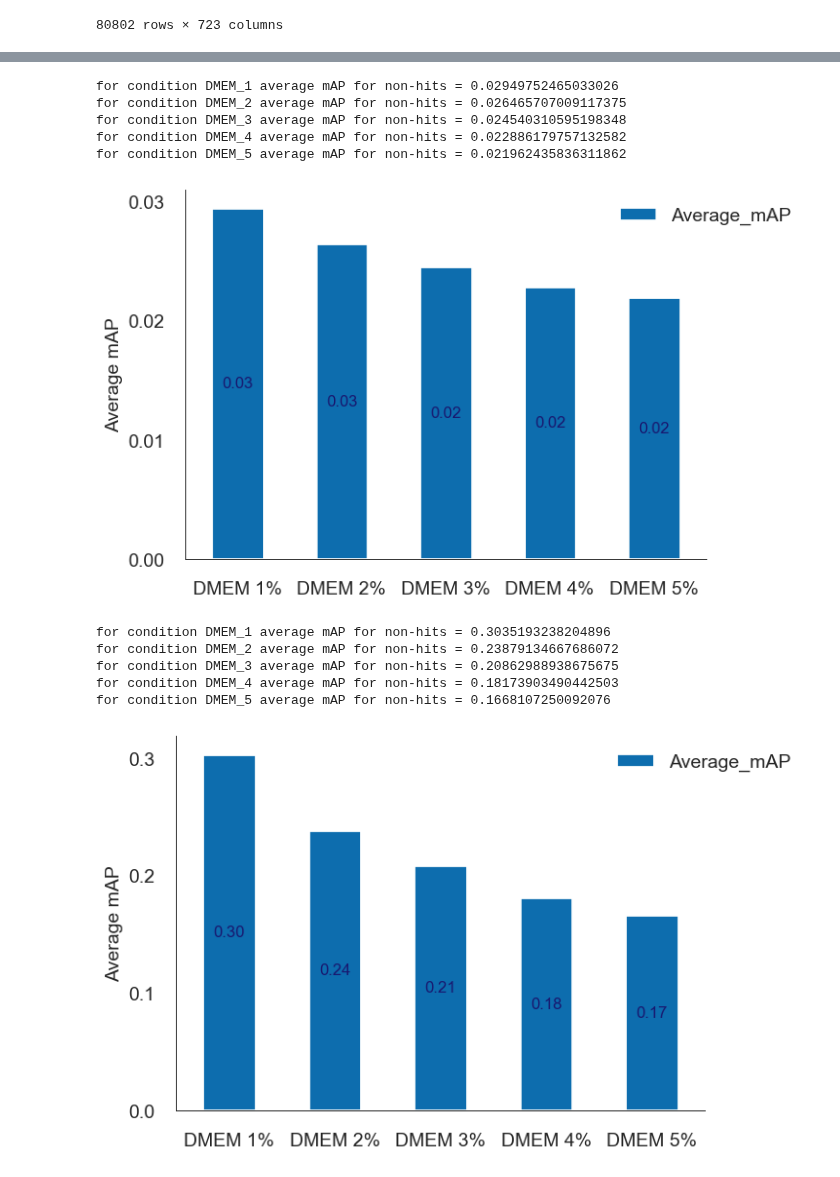
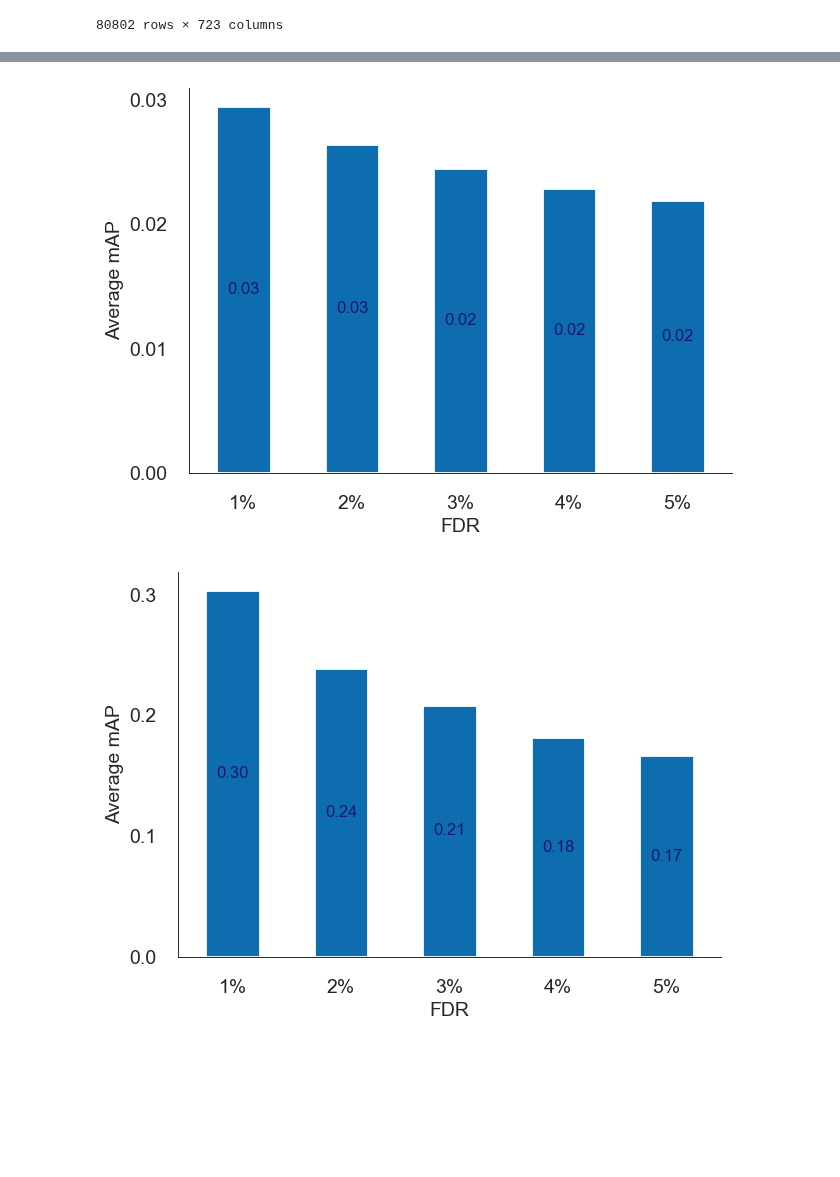
Before and after one commit to broadinstitute/2022_PERISCOPE, a Jupyter notebook: Supplemental_x/number_of_hits_DMEM_5_all_FDR.ipynb, the cells around one changed output, grey strips where cells are left out. Drawn from its saved outputs; the diff is of its cells as text; code cells hidden in the pictures; blank space fills up the shorter version.

```diff
--- a/Supplemental_x/number_of_hits_DMEM_5_all_FDR.ipynb
+++ b/Supplemental_x/number_of_hits_DMEM_5_all_FDR.ipynb
@@ -339,8 +319,6 @@ def calculate_map(df_guide, gene):
         ap_list.append(guide_ap)
     return np.mean(ap_list)
 # %%
-# Plot hits summary for Fig 3A
-import matplotlib as mpl
 def plot_results(plot_dict,group):
     mpl.rc('axes', linewidth=0.7)
     mpl.rc('xtick', labelsize=14)
@@ -349,12 +327,12 @@ def plot_results(plot_dict,group):
     fig, ax = plt.subplots(figsize=(7,5))
     colors = sns.color_palette('GnBu')[:8]
     hits_plot = pd.DataFrame({'Average_mAP':list(plot_dict.values())},
-                             index = ['DMEM 1%','DMEM 2%','DMEM 3%','DMEM 4%','DMEM 5%'])
+                             index = ['1%','2%','3%','4%','5%'])
 
     hits_plot.plot(kind='bar',
                    stacked=True,
                    color=[colors[5]],
-                   legend = 'reverse',
+                   legend = False,
                    rot = 0,
                    fontsize= 14,
                    width = 0.5,
@@ -362,12 +340,13 @@ def plot_results(plot_dict,group):
 
     ax.set_title('',size=14) #Genes with significant signal above noise
     ax.set_ylabel('Average mAP',size=14)
+    ax.set_xlabel('FDR',size=14)
 
     ax.bar_label(ax.containers[0],label_type='center',size=12,fmt='%0.2f',color="midnightblue")
     ax.spines['top'].set_visible(False)
     ax.spines['right'].set_visible(False)
-    ax.legend(loc="upper left", bbox_to_anchor=(0.8,1),frameon=False, ncol=1, fontsize =14)
-    fig.savefig(os.path.join(output_folder,'figure_panels',f'HeLa_DMEM_average_mAP_{group}.png'),dpi = 300,bbox_inches='tight')
+    #ax.legend(loc="upper left", bbox_to_anchor=(0.8,1),frameon=False, ncol=1, fontsize =14)
+    #fig.savefig(os.path.join(output_folder,'figure_panels',f'HeLa_DMEM_average_mAP_{group}.png'),dpi = 300,bbox_inches='tight')
     plt.show()
 # %%
 # calculate mAP for Whole cell hits
@@ -378,9 +357,10 @@ for condition in conditions:
     whole_cell_hit_list = whole_cell_hits_dict[condition]
     map_list = []
     for gene in whole_cell_hit_list:
-        gene_map = calculate_map(df_guide_pca_updated, gene)
+        gene_map = calculate_map(HeLa_DMEM_df_guide_pca_updated, gene)
         map_list.append(gene_map)
     plot_whole_cell_hits_dict[condition] = np.mean(map_list)
     print(f'for condition {condition} average mAP for Whole cell hits = {np.mean(map_list)}')
+
 plot_results(plot_whole_cell_hits_dict,'whole_cell_hits')
 # %% [output]
@@ -397,7 +372,7 @@ for condition in conditions:
     comp_spec_hit_list = comp_spec_hits_dict[condition]
     map_list = []
     for gene in comp_spec_hit_list:
-        gene_map = calculate_map(df_guide_pca_updated, gene)
+        gene_map = calculate_map(HeLa_DMEM_df_guide_pca_updated, gene)
         map_list.append(gene_map)
     plot_comp_spec_hits_dict[condition] = np.mean(map_list)
     print(f'for condition {condition} average mAP for Compartment hits = {np.mean(map_list)}')
@@ -412,38 +387,32 @@ for condition DMEM_5 average mAP for Compartment hits = 0.058045623691846106
 # %%
 # calculate mAP for non_hits
+
 plot_non_hits_dict = {}
 for condition in conditions:
     non_hit_list = non_hits_dict[condition]
     map_list = []
     for gene in non_hit_list:
-        gene_map = calculate_map(df_guide_pca_updated, gene)
+        gene_map = calculate_map(HeLa_DMEM_df_guide_pca_updated, gene)
         map_list.append(gene_map)
     plot_non_hits_dict[condition] = np.mean(map_list)
     print(f'for condition {condition} average mAP for non-hits = {np.mean(map_list)}')
+
 plot_results(plot_non_hits_dict,'non_hits')
 # %% [output]
-for condition DMEM_1 average mAP for non-hits = 0.02949752465033026
-for condition DMEM_2 average mAP for non-hits = 0.026465707009117375
-for condition DMEM_3 average mAP for non-hits = 0.024540310595198348
-for condition DMEM_4 average mAP for non-hits = 0.022886179757132582
-for condition DMEM_5 average mAP for non-hits = 0.021962435836311862
-[figure, old version]
+[figure, new version]
 # %%
-# calculate mAP for non_hits
+# calculate mAP for all_hits
+
 plot_all_hits_dict = {}
 for condition in conditions:
     all_hits_list = whole_cell_hits_dict[condition] + comp_spec_hits_dict[condition]
     map_list = []
     for gene in all_hits_list:
-        gene_map = calculate_map(df_guide_pca_updated, gene)
+        gene_map = calculate_map(HeLa_DMEM_df_guide_pca_updated, gene)
         map_list.append(gene_map)
     plot_all_hits_dict[condition] = np.mean(map_list)
-    print(f'for condition {condition} average mAP for non-hits = {np.mean(map_list)}')
+    print(f'for condition {condition} average mAP for all hits = {np.mean(map_list)}')
+
 plot_results(plot_all_hits_dict,'all_hits')
 # %% [output]
-for condition DMEM_1 average mAP for non-hits = 0.3035193238204896
-for condition DMEM_2 average mAP for non-hits = 0.23879134667686072
-for condition DMEM_3 average mAP for non-hits = 0.20862988938675675
-for condition DMEM_4 average mAP for non-hits = 0.18173903490442503
-for condition DMEM_5 average mAP for non-hits = 0.1668107250092076
-[figure, old version]
+[figure, new version]
```
Also changed, not shown: parts of 10 cells of this notebook, 3 other files.
